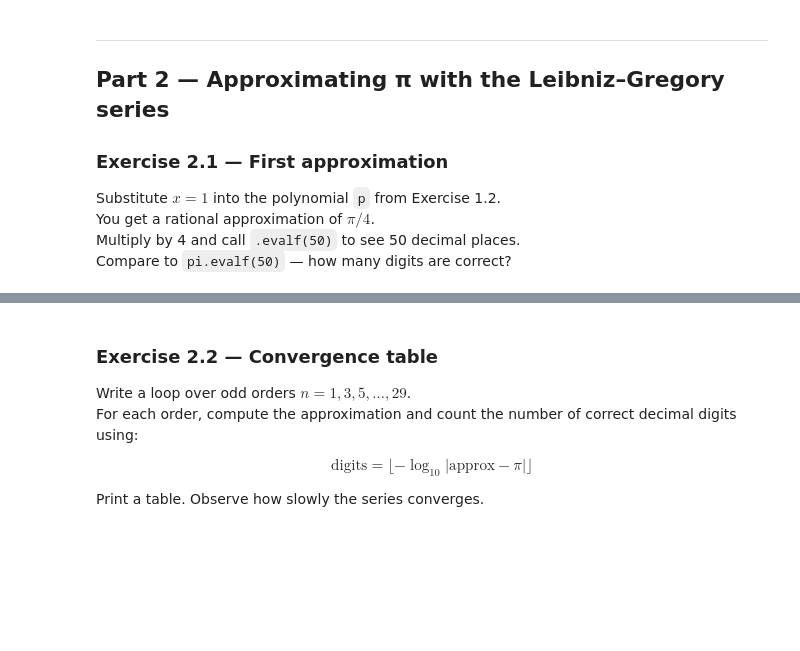
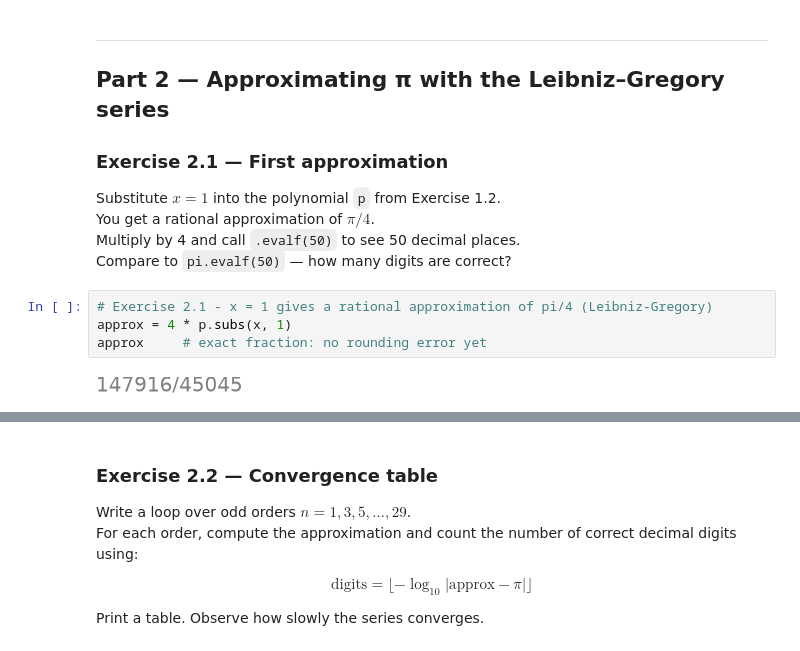
Before and after one commit to fabiolameffofaha-lab/ESILV-NextGenAI-TD, a Jupyter notebook: 1-sympy/exercises/taylor-pi-sympy_exo.ipynb, the cells around one changed output, grey strips where cells are left out. Saved outputs shown, nothing was run; the diff lists cells and outputs as text; blank space fills up the shorter version.

```diff
--- a/1-sympy/exercises/taylor-pi-sympy_exo.ipynb
+++ b/1-sympy/exercises/taylor-pi-sympy_exo.ipynb
@@ -58,3 +93,9 @@ Substitute $x = 1$ into the polynomial `p` from Exercise 1.2.
 You get a rational approximation of $\pi/4$.
 Multiply by 4 and call `.evalf(50)` to see 50 decimal places.
 Compare to `pi.evalf(50)` — how many digits are correct?
+# %%
+# Exercise 2.1 - x = 1 gives a rational approximation of pi/4 (Leibniz-Gregory)
+approx = 4 * p.subs(x, 1)
+approx     # exact fraction: no rounding error yet
+# %% [output]
+[figure, added]
```
Also changed, not shown: parts of 15 cells of this notebook.
